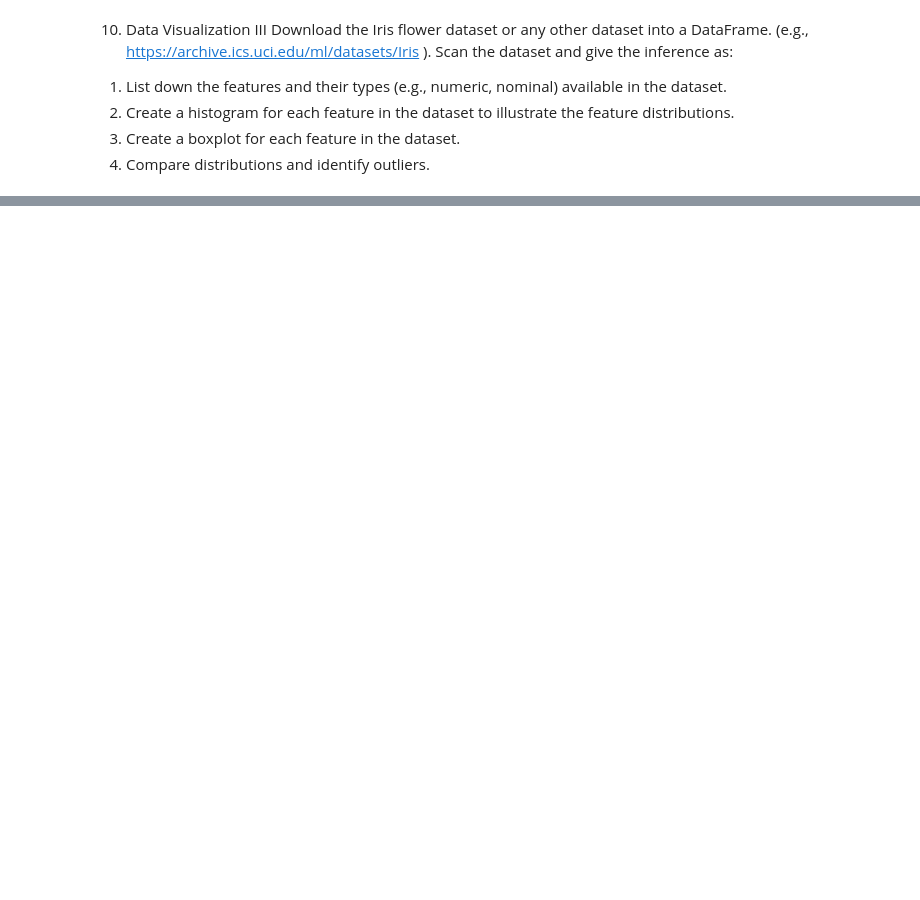
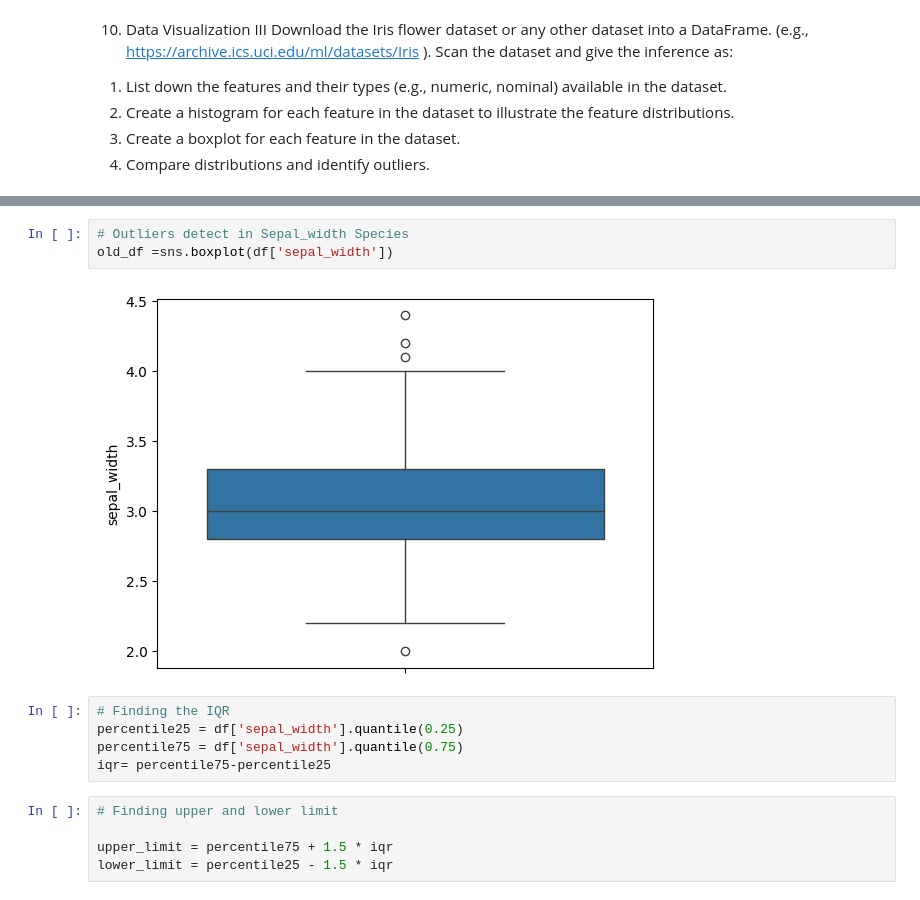
Before and after one commit to yogesh-bhandare/sppu-aids-practicals, a Jupyter notebook: SEM-6/DS/ass-10.ipynb, the cells around one changed output, grey strips where cells are left out. Drawn from its saved outputs; the diff is of its cells as text; blank space fills up the shorter version.

```diff
--- a/SEM-6/DS/ass-10.ipynb
+++ b/SEM-6/DS/ass-10.ipynb
@@ -57,0 +80,15 @@ for feature in iris.feature_names:
+# %%
+# Outliers detect in Sepal_width Species
+old_df =sns.boxplot(df['sepal_width'])
+# %% [output]
+[figure, added]
+# %%
+# Finding the IQR
+percentile25 = df['sepal_width'].quantile(0.25)
+percentile75 = df['sepal_width'].quantile(0.75)
+iqr= percentile75-percentile25
+# %%
+# Finding upper and lower limit
+
+upper_limit = percentile75 + 1.5 * iqr
+lower_limit = percentile25 - 1.5 * iqr
```
Also changed, not shown: parts of 17 cells of this notebook, 14 other files.
